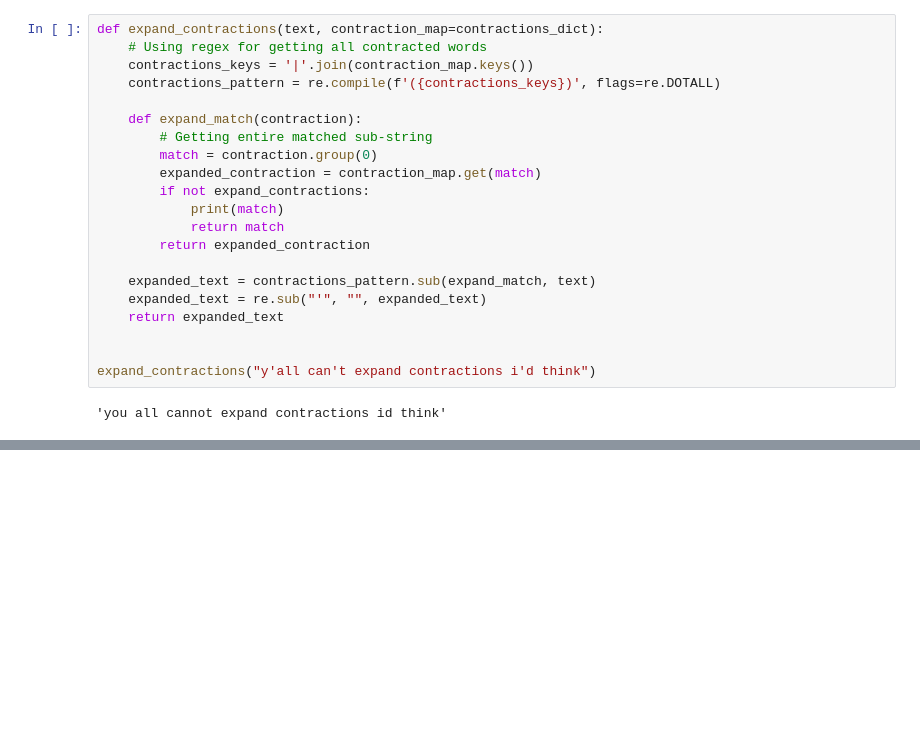
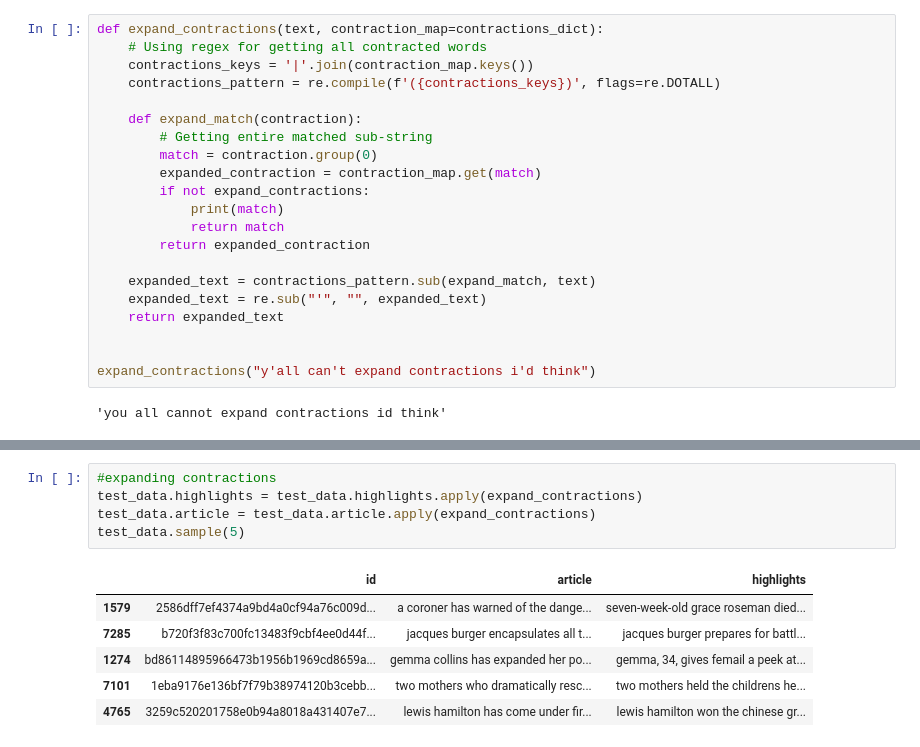
Before and after one commit to DLIBYH/Text_summarization, a Jupyter notebook: atexts.ipynb, the cells around one changed output, grey strips where cells are left out. Saved outputs shown, nothing was run; the diff lists cells and outputs as text; blank space fills up the shorter version.

```diff
--- a/atexts.ipynb
+++ b/atexts.ipynb
@@ -243,0 +277,12 @@ val_data.sample(5)
+# %%
+#expanding contractions
+test_data.highlights = test_data.highlights.apply(expand_contractions)
+test_data.article = test_data.article.apply(expand_contractions)
+test_data.sample(5)
+# %% [output]
+|  | id | article | highlights |
+| 1579 | 2586dff7ef4374a9bd4a0cf94a76c009d... | a coroner has warned of the dange... | seven-week-old grace roseman died... |
+| 7285 | b720f3f83c700fc13483f9cbf4ee0d44f... | jacques burger encapsulates all t... | jacques burger prepares for battl... |
+| 1274 | bd86114895966473b1956b1969cd8659a... | gemma collins has expanded her po... | gemma, 34, gives femail a peek at... |
+| 7101 | 1eba9176e136bf7f79b38974120b3cebb... | two mothers who dramatically resc... | two mothers held the childrens he... |
+| 4765 | 3259c520201758e0b94a8018a431407e7... | lewis hamilton has come under fir... | lewis hamilton won the chinese gr... |
```
Also changed, not shown: parts of 17 cells of this notebook.
